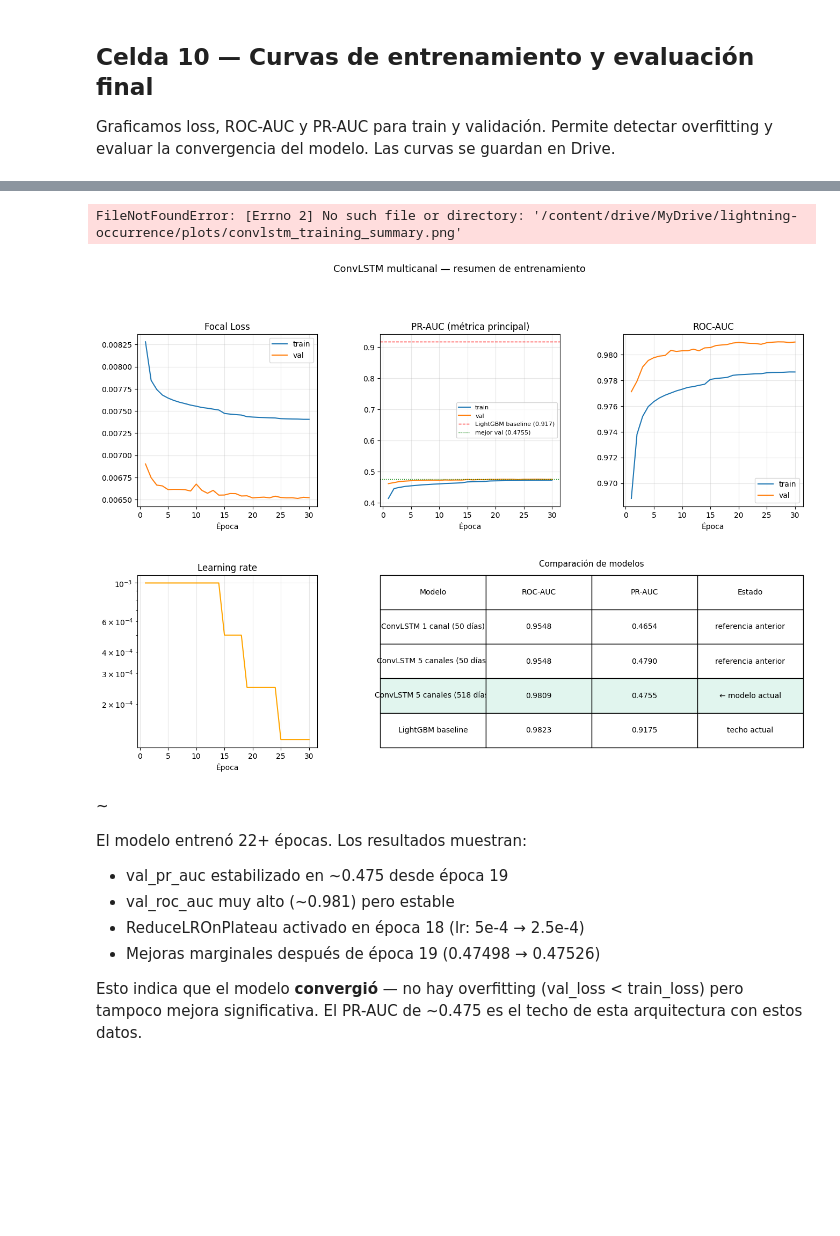
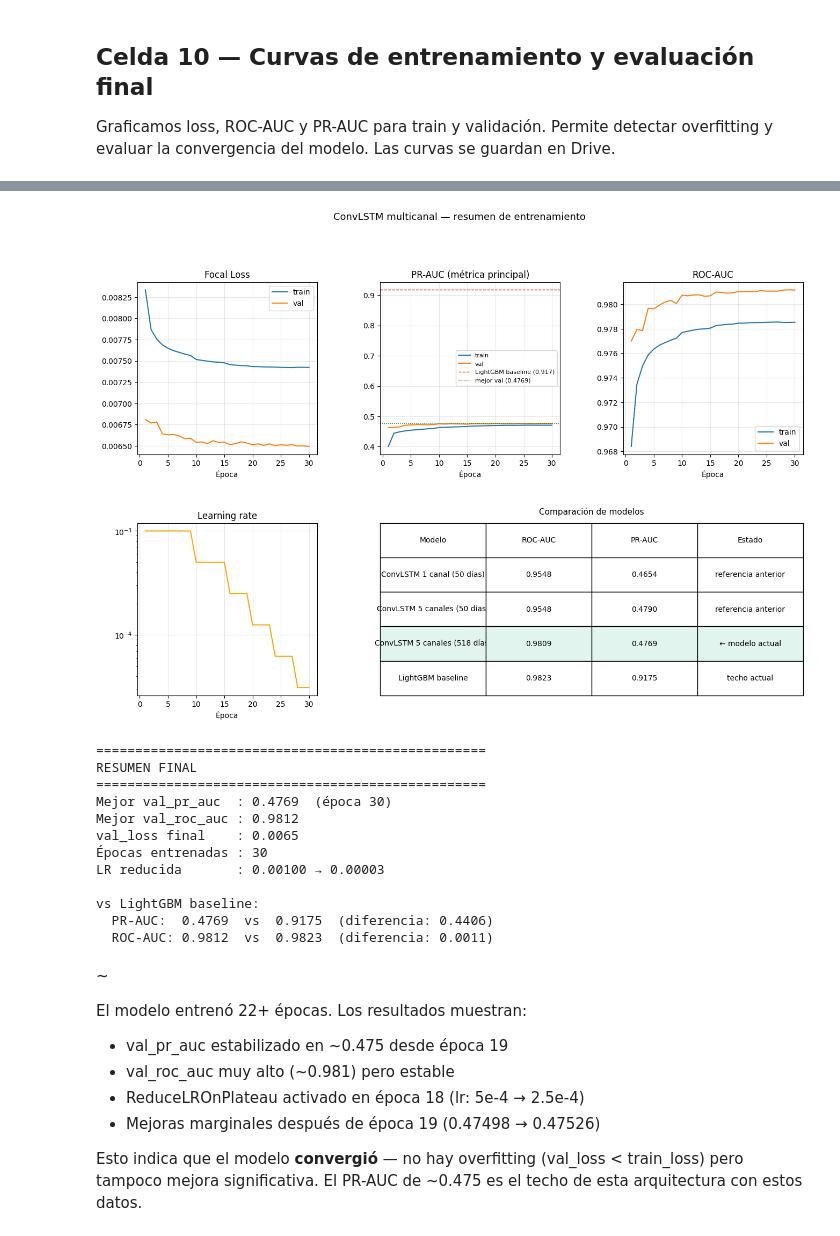
Before and after one commit to mfvalle/lightning-occurrence, a Jupyter notebook: ConvLSTM_—_Predicción_de_rayos_en_Colombia.ipynb, the cells around one changed output, grey strips where cells are left out. Drawn from its saved outputs; the diff is of its cells as text; code cells hidden in the pictures; blank space fills up the shorter version.

```diff
--- a/ConvLSTM_—_Predicción_de_rayos_en_Colombia.ipynb
+++ b/ConvLSTM_—_Predicción_de_rayos_en_Colombia.ipynb
@@ -986,37 +988,52 @@ tabla = ax5.table(
     bbox=[0, 0, 1, 1]
 )
 tabla.auto_set_font_size(False)
 tabla.set_fontsize(10)
 
 # Resaltar fila del modelo actual
 for j in range(4):
     tabla[(3, j)].set_facecolor("#E1F5EE")
 
 ax5.set_title("Comparación de modelos", pad=12, fontsize=11)
 
 plt.suptitle("ConvLSTM multicanal — resumen de entrenamiento", fontsize=13, y=1.01)
 plt.savefig(
-    "/content/drive/MyDrive/lightning-occurrence/plots/convlstm_training_summary.png",
-    dpi=150, bbox_inches="tight"
+    "/content/drive/MyDrive/lightning-prediction/plots/convlstm_training_summary.png",
+    dpi=150,
+    bbox_inches="tight"
 )
 plt.show()
+
+
+
 
 # Resumen numérico
 print("=" * 50)
 print("RESUMEN FINAL")
 print("=" * 50)
 print(f"Mejor val_pr_auc  : {max(val_pr):.4f}  (época {val_pr.index(max(val_pr))+1})")
 print(f"Mejor val_roc_auc : {max(val_roc):.4f}")
 print(f"val_loss final    : {val_loss[-1]:.4f}")
 print(f"Épocas entrenadas : {len(epochs)}")
 print(f"LR reducida       : {lr_history[0]:.5f} → {lr_history[-1]:.5f}")
 print()
 print("vs LightGBM baseline:")
 print(f"  PR-AUC:  {max(val_pr):.4f}  vs  0.9175  (diferencia: {0.9175 - max(val_pr):.4f})")
 print(f"  ROC-AUC: {max(val_roc):.4f}  vs  0.9823  (diferencia: {0.9823 - max(val_roc):.4f})")
 # %% [output]
+[figure, new version]
-FileNotFoundError: [Errno 2] No such file or directory: '/content/drive/MyDrive/lightning-occurrence/plots/convlstm_training_summary.png'
+==================================================
+RESUMEN FINAL
+==================================================
+Mejor val_pr_auc  : 0.4769  (época 30)
+Mejor val_roc_auc : 0.9812
+val_loss final    : 0.0065
+Épocas entrenadas : 30
+LR reducida       : 0.00100 → 0.00003
+
+vs LightGBM baseline:
+  PR-AUC:  0.4769  vs  0.9175  (diferencia: 0.4406)
+  ROC-AUC: 0.9812  vs  0.9823  (diferencia: 0.0011)
-[figure, old version]
 # %% [markdown]
 ~
 
```
Also changed, not shown: parts of 11 cells of this notebook.
